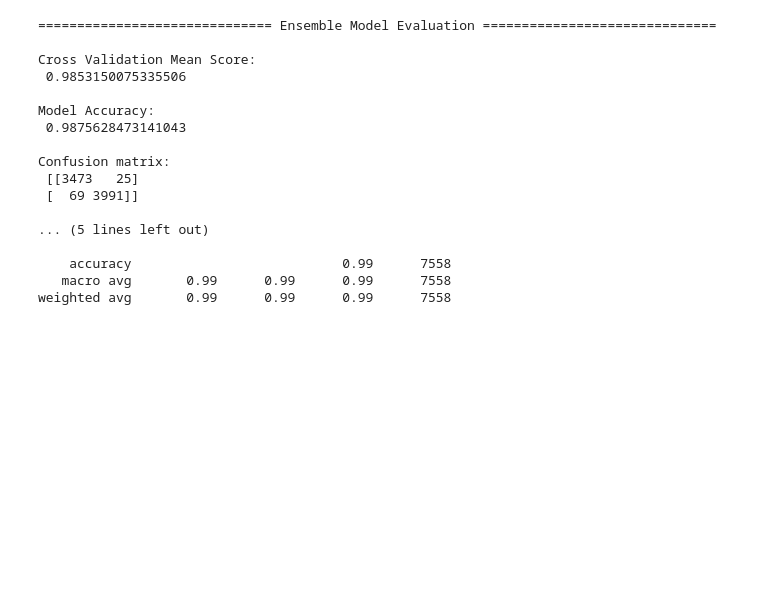
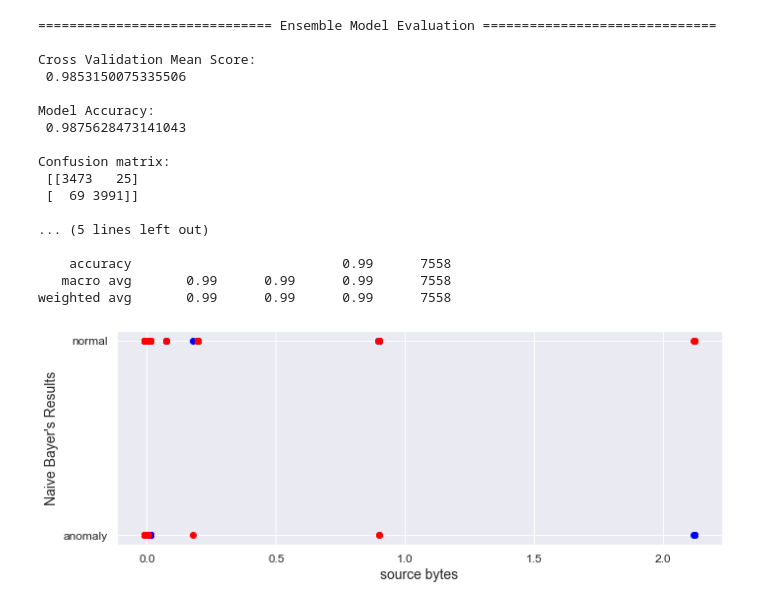
Before and after one commit to AkankshaReddyP/NIDS, a Jupyter notebook: src.ipynb, the cells around one changed output. Drawn from its saved outputs; the diff is of its cells as text; code cells hidden in the pictures; blank space fills up the shorter version.

Commit message:
Visualizations Added

```diff
--- a/src.ipynb
+++ b/src.ipynb
@@ -387,3 +394,11 @@ Confusion matrix:
     accuracy                           0.99      7558
    macro avg       0.99      0.99      0.99      7558
 weighted avg       0.99      0.99      0.99      7558
+# %%
+plt.scatter(X_test.src_bytes,Y_test,color='blue')
+plt.scatter(X_test.src_bytes,BNB_Classifier.predict(X_test),color='red')
+plt.xlabel("source bytes")
+plt.ylabel("Naive Bayer's Results")
+plt.show()
+# %% [output]
+[figure, added]
```
Also changed, not shown: parts of 7 cells of this notebook.
